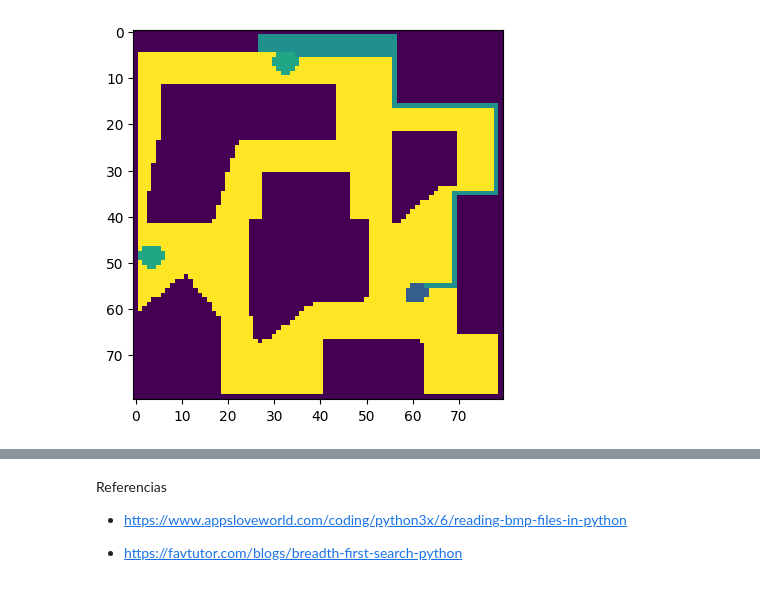
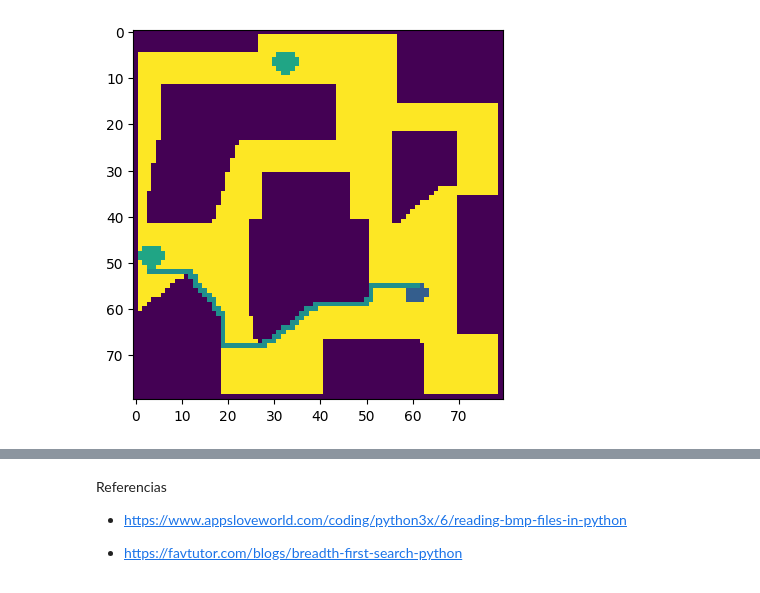
Before and after one commit to AndresQuinto5/IA_LAB5, a Jupyter notebook: IA_LAB5.ipynb, the cells around one changed output, grey strips where cells are left out. Cells and saved outputs as stored; diff of their text form; code cells hidden in the pictures.

```diff
--- a/IA_LAB5.ipynb
+++ b/IA_LAB5.ipynb
@@ -412,15 +490,23 @@ plt.show()
 # %%
 reader = Readbmp("content/Test2.bmp")
 writer = Writebmp()
-reader.find_and_paint_path_dfs()
-writer.writebmp("results/result2.bmp", reader.fraction, reader.fraction, reader.matrix)
 
-img= Image.open('results/result2.bmp')
+# reader.find_and_paint_path_bfs()
+# writer.writebmp("results/bfs_2_image.bmp", reader.fraction, reader.fraction, reader.matrix)
+
+# reader.find_and_paint_path_dfs()
+# writer.writebmp("results/dfs_2_image.bmp", reader.fraction, reader.fraction, reader.matrix)
+
+reader.find_path_a_star()
+writer.writebmp("results/A_Star_2_manhattan_image.bmp", reader.fraction, reader.fraction, reader.matrix)
+
+img= Image.open('results/A_Star_2_manhattan_image.bmp')
+
 result2 = img.convert(mode="L")
 plt.imshow(result2)
 plt.show()
 # %% [output]
-[figure, old version]
+[figure, new version]
 # %% [markdown]
 ![Test2](content/Test2.bmp)
 # %% [markdown]
```
Also changed, not shown: parts of 4 cells of this notebook, 14 other files.
